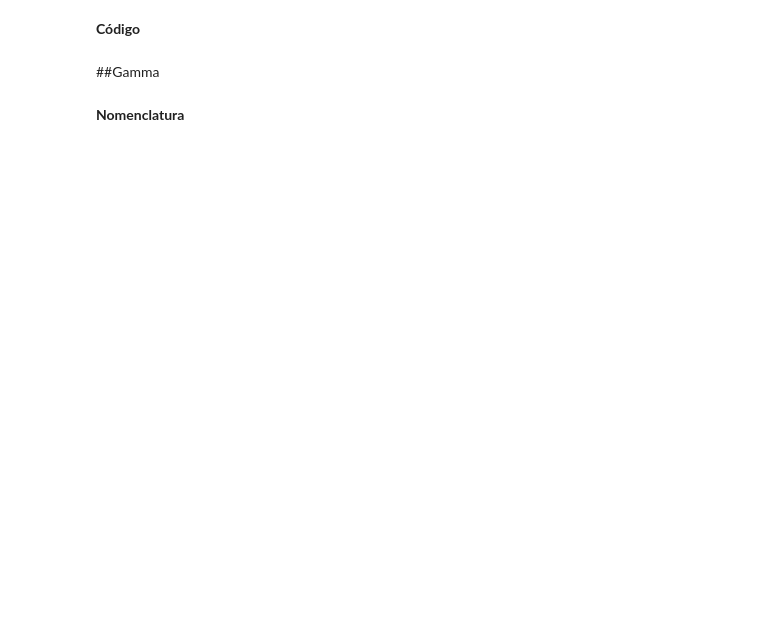
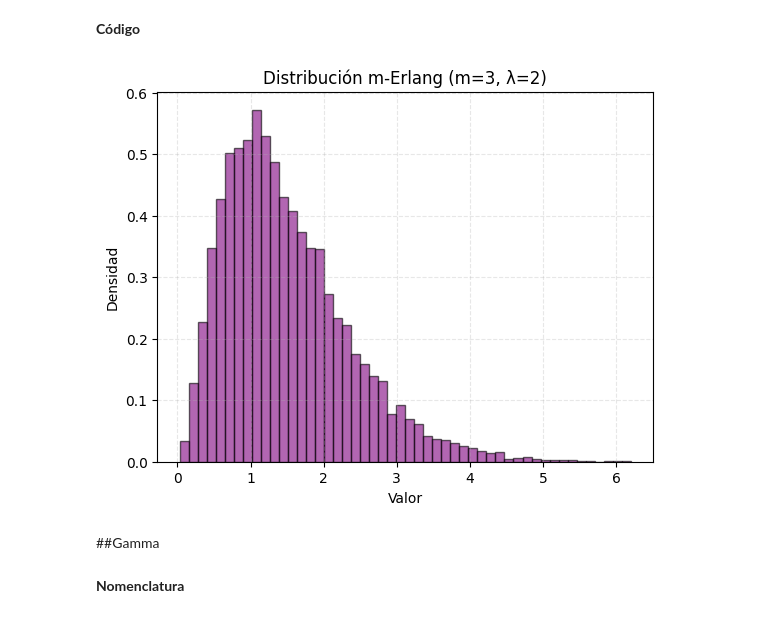
Before and after one commit to JimenezHAnaFer/SIMULACION-1, a Jupyter notebook: Catalogo.ipynb, the cells around one changed output. Drawn from its saved outputs; the diff is of its cells as text; code cells hidden in the pictures; blank space fills up the shorter version.

```diff
--- a/Catalogo.ipynb
+++ b/Catalogo.ipynb
@@ -157,5 +261,33 @@
 # %% [markdown]
 **Código**
+# %%
+import numpy as np
+import matplotlib.pyplot as plt
+
+muestra = []
+
+def erlang(m, lambda_):
+    exponenciales = -np.log(np.random.rand(m)) / lambda_
+    X = np.sum(exponenciales)
+    muestra.append(X)
+    return X
+
+# Ejemplo de uso
+m = 3       # Parámetro de forma (entero)
+lambda_ = 2  # Tasa (parámetro de escala)
+
+for _ in range(10000):
+    erlang(m, lambda_)
+
+# Histograma
+plt.hist(muestra, bins=50, density=True, alpha=0.6, color='purple', edgecolor='black')
+plt.xlabel('Valor')
+plt.ylabel('Densidad')
+plt.title(f'Distribución m-Erlang (m={m}, λ={lambda_})')
+plt.grid(True, linestyle='--', alpha=0.3)
+plt.show()
+# %% [output]
+[figure, added]
 # %% [markdown]
 ##Gamma
 # %% [markdown]
```
Also changed, not shown: parts of 74 cells of this notebook.
